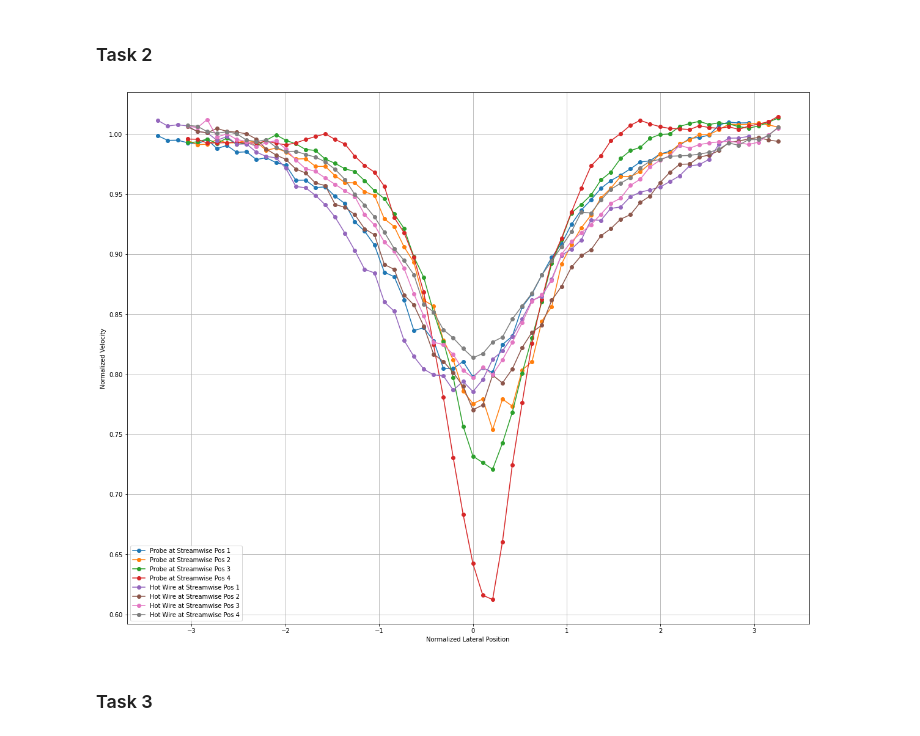
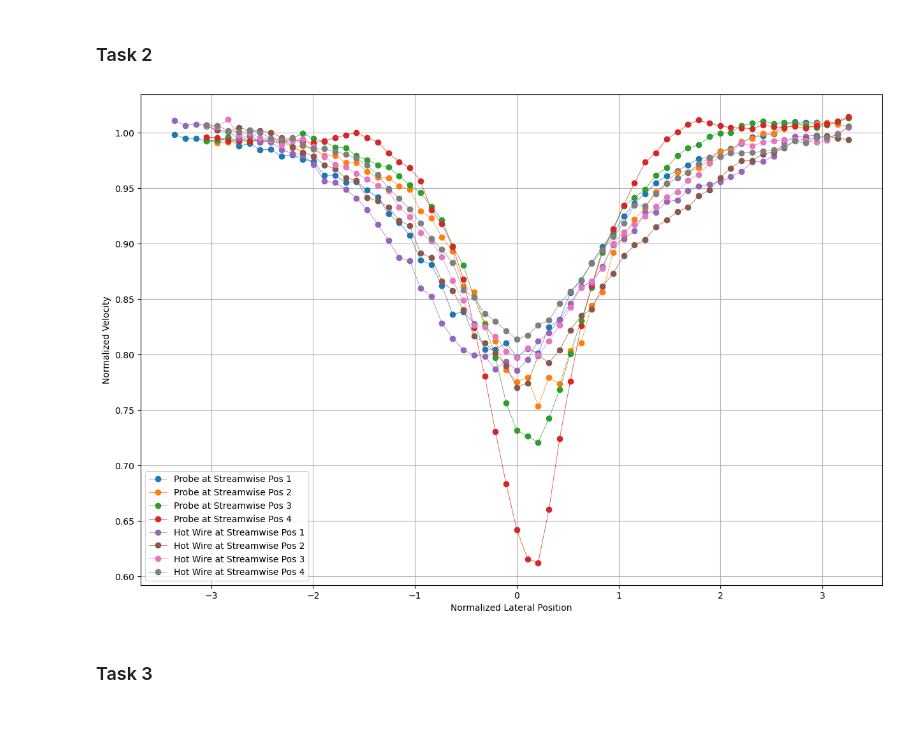
Before and after one commit to EvanY14/AE460-Fa23, a Jupyter notebook: Lab_4/dat_anal.ipynb, the cells around one changed output. Drawn from its saved outputs; the diff is of its cells as text; code cells hidden in the pictures.

```diff
--- a/Lab_4/dat_anal.ipynb
+++ b/Lab_4/dat_anal.ipynb
@@ -111,43 +111,43 @@ pos_4_norm_lat_hot = (pos_4_lat - pos_4_y_vel_min_hot) / D
 pos_1_free_probe = np.mean(np.append(pos_1_probe_vel[0:5], pos_1_probe_vel[-5:-1]))
 pos_2_free_probe = np.mean(np.append(pos_2_probe_vel[0:5], pos_2_probe_vel[-5:-1]))
 pos_3_free_probe = np.mean(np.append(pos_3_probe_vel[0:5], pos_3_probe_vel[-5:-1]))
 pos_4_free_probe = np.mean(np.append(pos_4_probe_vel[0:5], pos_4_probe_vel[-5:-1]))
 
 free_probe = np.array([pos_1_free_probe, pos_2_free_probe, pos_3_free_probe, pos_4_free_probe])
 
 pos_1_free_hot = np.mean(np.append(pos_1_hot_vel[0:5], pos_1_hot_vel[-5:-1]))
 pos_2_free_hot = np.mean(np.append(pos_2_hot_vel[0:5], pos_2_hot_vel[-5:-1]))
 pos_3_free_hot = np.mean(np.append(pos_3_hot_vel[0:5], pos_3_hot_vel[-5:-1]))
 pos_4_free_hot = np.mean(np.append(pos_4_hot_vel[0:5], pos_4_hot_vel[-5:-1]))
 
 free_hot = np.array([pos_1_free_hot, pos_2_free_hot, pos_3_free_hot, pos_4_free_hot])
 
 pos_1_probe_vel_norm = pos_1_probe_vel / pos_1_free_probe
 pos_2_probe_vel_norm = pos_2_probe_vel / pos_2_free_probe
 pos_3_probe_vel_norm = pos_3_probe_vel / pos_3_free_probe
 pos_4_probe_vel_norm = pos_4_probe_vel / pos_4_free_probe
 
 pos_1_hot_vel_norm = pos_1_hot_vel / pos_1_free_hot
 pos_2_hot_vel_norm = pos_2_hot_vel / pos_2_free_hot
 pos_3_hot_vel_norm = pos_3_hot_vel / pos_3_free_hot
 pos_4_hot_vel_norm = pos_4_hot_vel / pos_4_free_hot
 
-plt.figure(figsize=(20,16))
-plt.plot(pos_1_norm_lat_probe, pos_1_probe_vel_norm, 'o-', label='Probe at Streamwise Pos 1')
-plt.plot(pos_2_norm_lat_probe, pos_2_probe_vel_norm, 'o-', label='Probe at Streamwise Pos 2')
-plt.plot(pos_3_norm_lat_probe, pos_3_probe_vel_norm, 'o-', label='Probe at Streamwise Pos 3')
-plt.plot(pos_4_norm_lat_probe, pos_4_probe_vel_norm, 'o-', label='Probe at Streamwise Pos 4')
-plt.plot(pos_1_norm_lat_hot, pos_1_hot_vel_norm, 'o-', label='Hot Wire at Streamwise Pos 1')
-plt.plot(pos_2_norm_lat_hot, pos_2_hot_vel_norm, 'o-', label='Hot Wire at Streamwise Pos 2')
-plt.plot(pos_3_norm_lat_hot, pos_3_hot_vel_norm, 'o-', label='Hot Wire at Streamwise Pos 3')
-plt.plot(pos_4_norm_lat_hot, pos_4_hot_vel_norm, 'o-', label='Hot Wire at Streamwise Pos 4')
+plt.figure(figsize=(15,10))
+plt.plot(pos_1_norm_lat_probe, pos_1_probe_vel_norm, 'o-', label='Probe at Streamwise Pos 1', linewidth=0.5)
+plt.plot(pos_2_norm_lat_probe, pos_2_probe_vel_norm, 'o-', label='Probe at Streamwise Pos 2', linewidth=0.5)
+plt.plot(pos_3_norm_lat_probe, pos_3_probe_vel_norm, 'o-', label='Probe at Streamwise Pos 3', linewidth=0.5)
+plt.plot(pos_4_norm_lat_probe, pos_4_probe_vel_norm, 'o-', label='Probe at Streamwise Pos 4', linewidth=0.5)
+plt.plot(pos_1_norm_lat_hot, pos_1_hot_vel_norm, 'o-', label='Hot Wire at Streamwise Pos 1', linewidth=0.5)
+plt.plot(pos_2_norm_lat_hot, pos_2_hot_vel_norm, 'o-', label='Hot Wire at Streamwise Pos 2', linewidth=0.5)
+plt.plot(pos_3_norm_lat_hot, pos_3_hot_vel_norm, 'o-', label='Hot Wire at Streamwise Pos 3', linewidth=0.5)
+plt.plot(pos_4_norm_lat_hot, pos_4_hot_vel_norm, 'o-', label='Hot Wire at Streamwise Pos 4', linewidth=0.5)
 plt.xlabel('Normalized Lateral Position')
 plt.ylabel('Normalized Velocity')
 plt.grid()
 plt.legend()
 plt.show()
 # %% [output]
-[figure, old version]
+[figure, new version]
 # %% [markdown]
 ### Task 3 ###
 # %%
```
Also changed, not shown: parts of 1 cell of this notebook.
